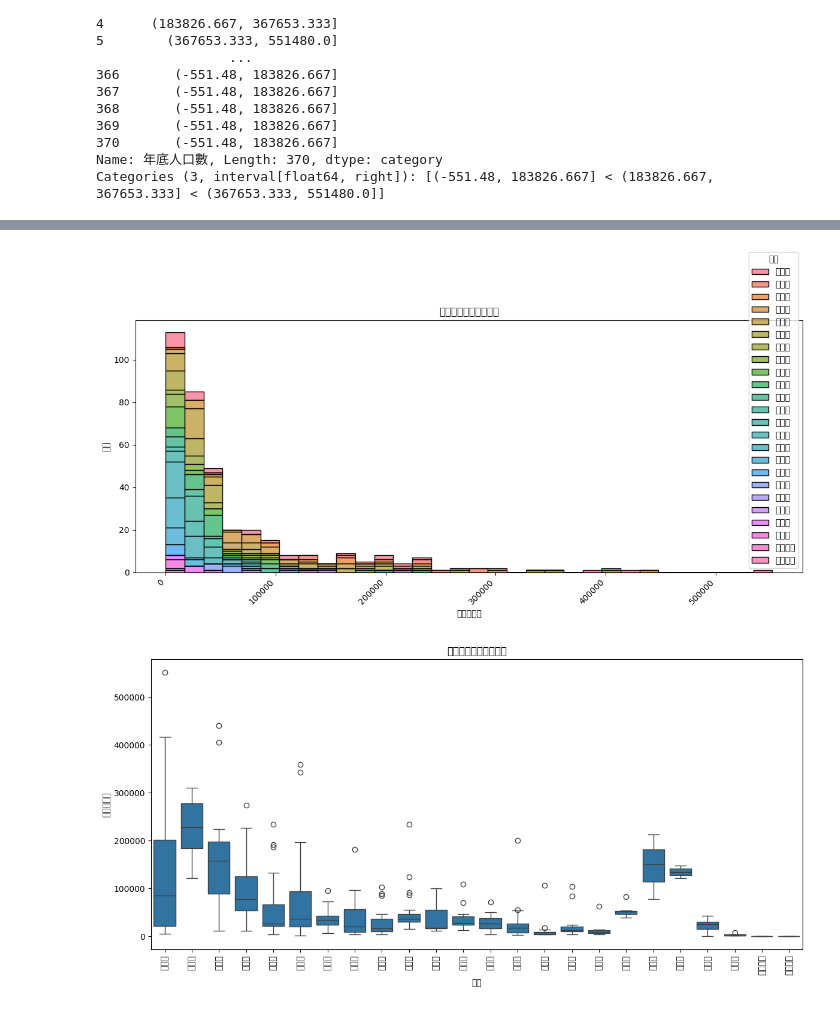
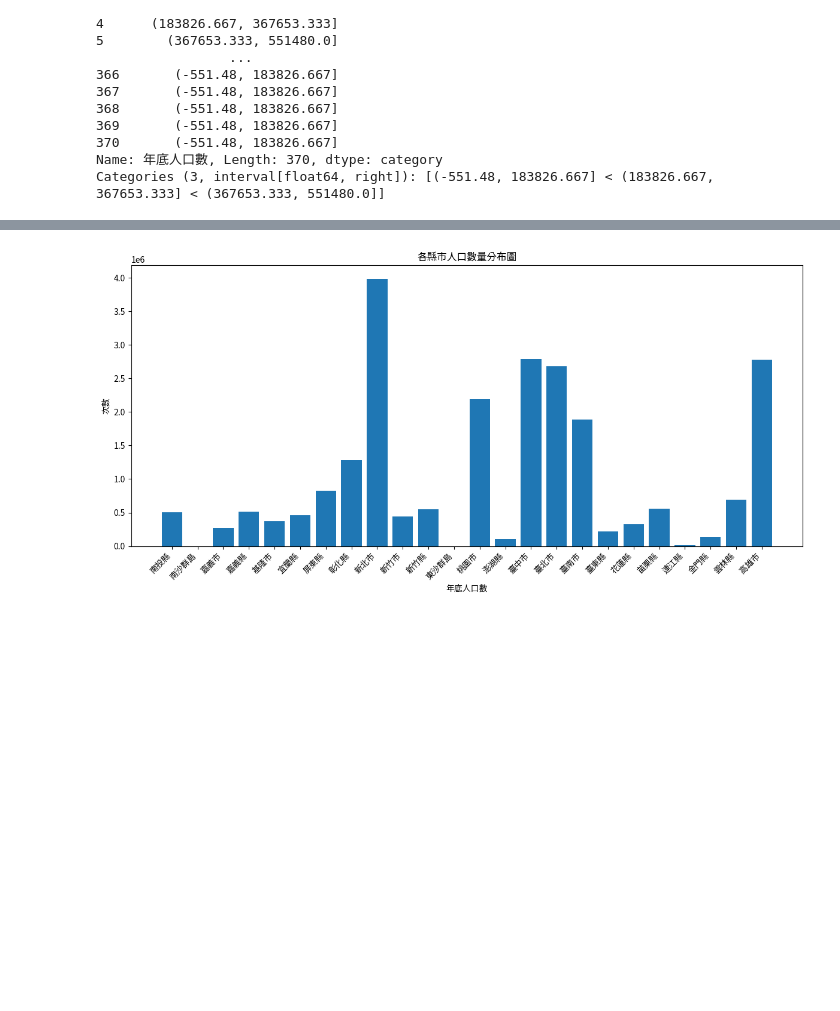
Before and after one commit to shuya152/python_analysis, a Jupyter notebook: lesson8/lesson8_4.ipynb, the cells around one changed output, grey strips where cells are left out. Cells and saved outputs as stored; diff of their text form; code cells hidden in the pictures; blank space fills up the shorter version.

```diff
--- a/lesson8/lesson8_4.ipynb
+++ b/lesson8/lesson8_4.ipynb
@@ -241,33 +225,22 @@ Requirement already satisfied: six>=1.5 in c:\users\user\miniconda3\lib\site-pac
 # %%
 import pandas as pd
 import matplotlib.pyplot as plt
 import seaborn as sns
 
 # ... (Your existing code from lesson8_4.ipynb) ...
 
 # Select relevant columns
 df_plot = df4[['縣市', '年底人口數']]
-
+df5 = df4.groupby(by='縣市')[['年底人口數']].sum()
+df5
 # Create the histogram
 plt.figure(figsize=(12, 6))
-sns.histplot(data=df_plot, x='年底人口數', hue='縣市', multiple="stack", kde=False)
+plt.bar(x=df5.index,height=df5['年底人口數'])
 plt.xlabel('年底人口數')
 plt.ylabel('次數')
 plt.title('各縣市人口數量分布圖')
 plt.xticks(rotation=45, ha='right')
 plt.tight_layout()
 plt.show()
-
-
-#Alternative: Boxplot for better comparison of medians and ranges
-plt.figure(figsize=(12, 6))
-sns.boxplot(data=df_plot, x='縣市', y='年底人口數')
-plt.xlabel('縣市')
-plt.ylabel('年底人口數')
-plt.title('各縣市人口數量盒鬚圖')
-plt.xticks(rotation=90)
-plt.tight_layout()
-plt.show()
 # %% [output]
-[figure, old version]
+[figure, new version]
-[figure, removed]
```
Also changed, not shown: parts of 1 cell of this notebook, 1 other file.
